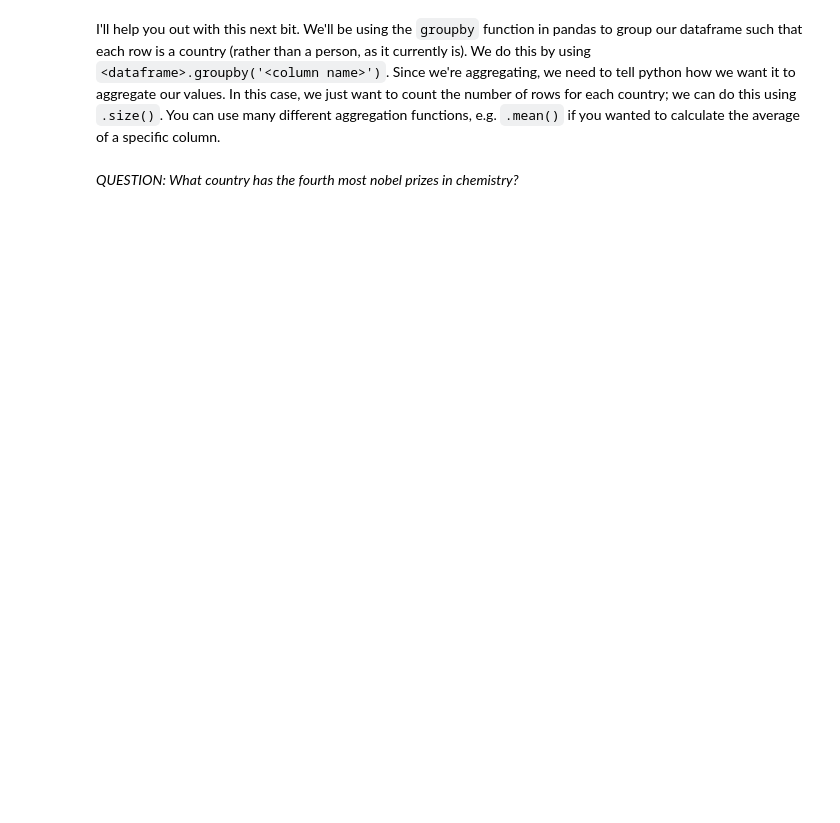
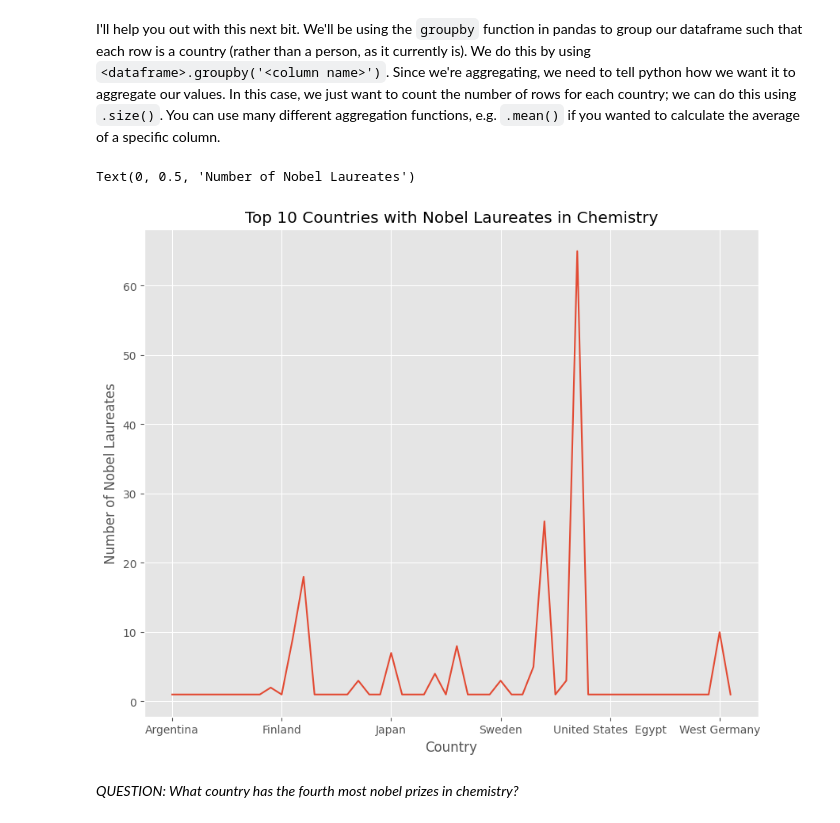
Before and after one commit to lawmianyi/QM2, a Jupyter notebook: Copy_of_W2_Working_with_Data_in_Pandas.ipynb, the cells around one changed output. Drawn from its saved outputs; the diff is of its cells as text; code cells hidden in the pictures; blank space fills up the shorter version.

```diff
--- a/Copy_of_W2_Working_with_Data_in_Pandas.ipynb
+++ b/Copy_of_W2_Working_with_Data_in_Pandas.ipynb
@@ -398,5 +460,9 @@ And there we have it; a nicely formatted dataframe ready for analysis, straight
 Using the following URL https://en.wikipedia.org/wiki/List_of_Nobel_laureates_in_Chemistry create a plot of the top 10 countries in terms of nobel laureates. First, follow the steps below:
 # %%
 # scrape the table of Nobel Laureates in Chemistry using read_html. remember, this gives us a LIST of dataframes! lets call this list chem_tables
+url =  'https://en.wikipedia.org/wiki/List_of_Nobel_laureates_in_Chemistry'
+chem_tables = pandas.read_html(url)
 
 # select the first dataframe from this list and call it chem
+chem=chem_tables[0]
+chem
@@ -405,10 +485,18 @@ I'll help you out with this next bit. We'll be using the `groupby` function in p
 # %%
 # here, we're creating a new dataframe called 'country' in which each row is a country, and the values represent the number of nobel laureates.
 countries=chem.groupby('Country[B]').size()
 
 #now let's sort it in descending order
 countries.sort_values(ascending=False)
 
 # finally, plot the top 10 countries
+top_10_countries = countries.head(10)
+countries.plot()
+plt.title('Top 10 Countries with Nobel Laureates in Chemistry')
+plt.xlabel('Country')
+plt.ylabel('Number of Nobel Laureates')
+# %% [output]
+Text(0, 0.5, 'Number of Nobel Laureates')
+[figure, added]
 # %% [markdown]
 *QUESTION: What country has the fourth most nobel prizes in chemistry?*
```
Also changed, not shown: parts of 14 cells of this notebook.
